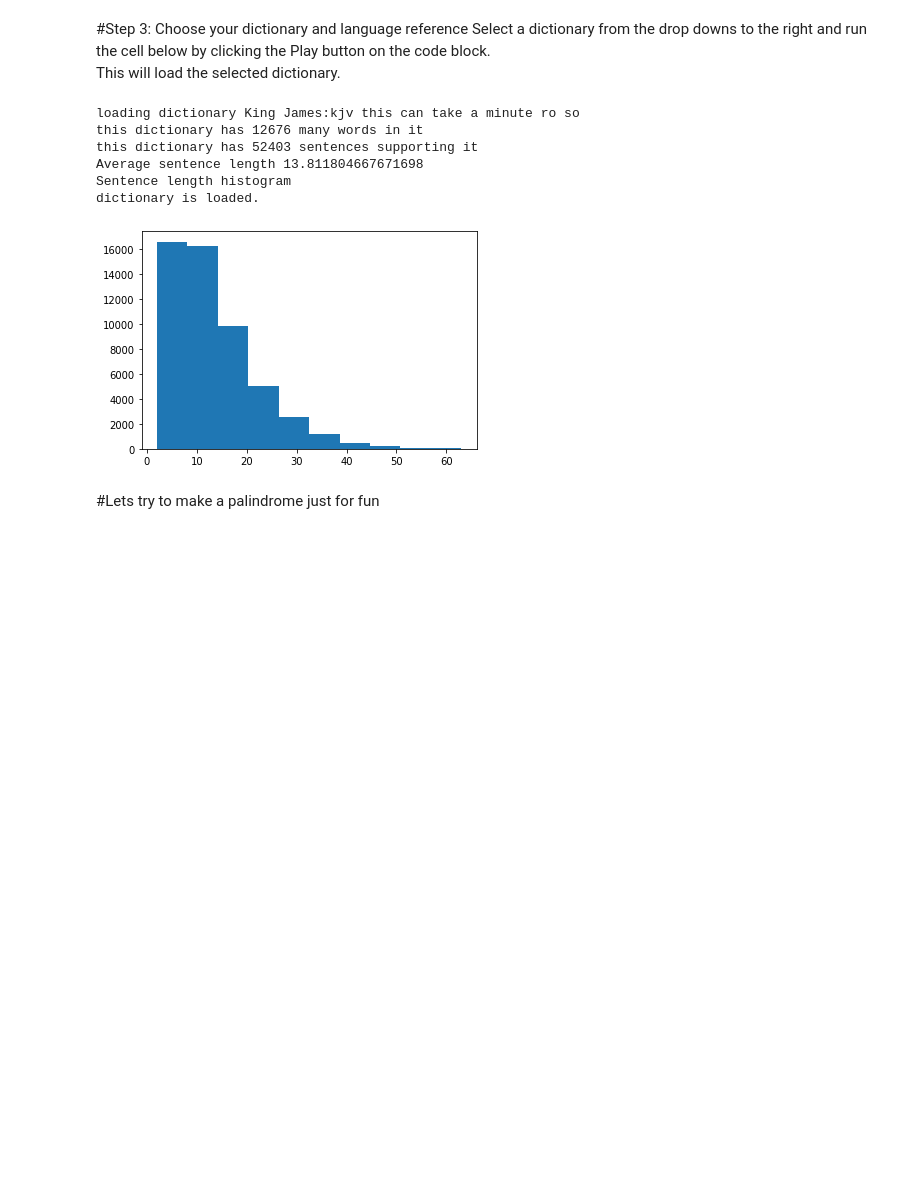
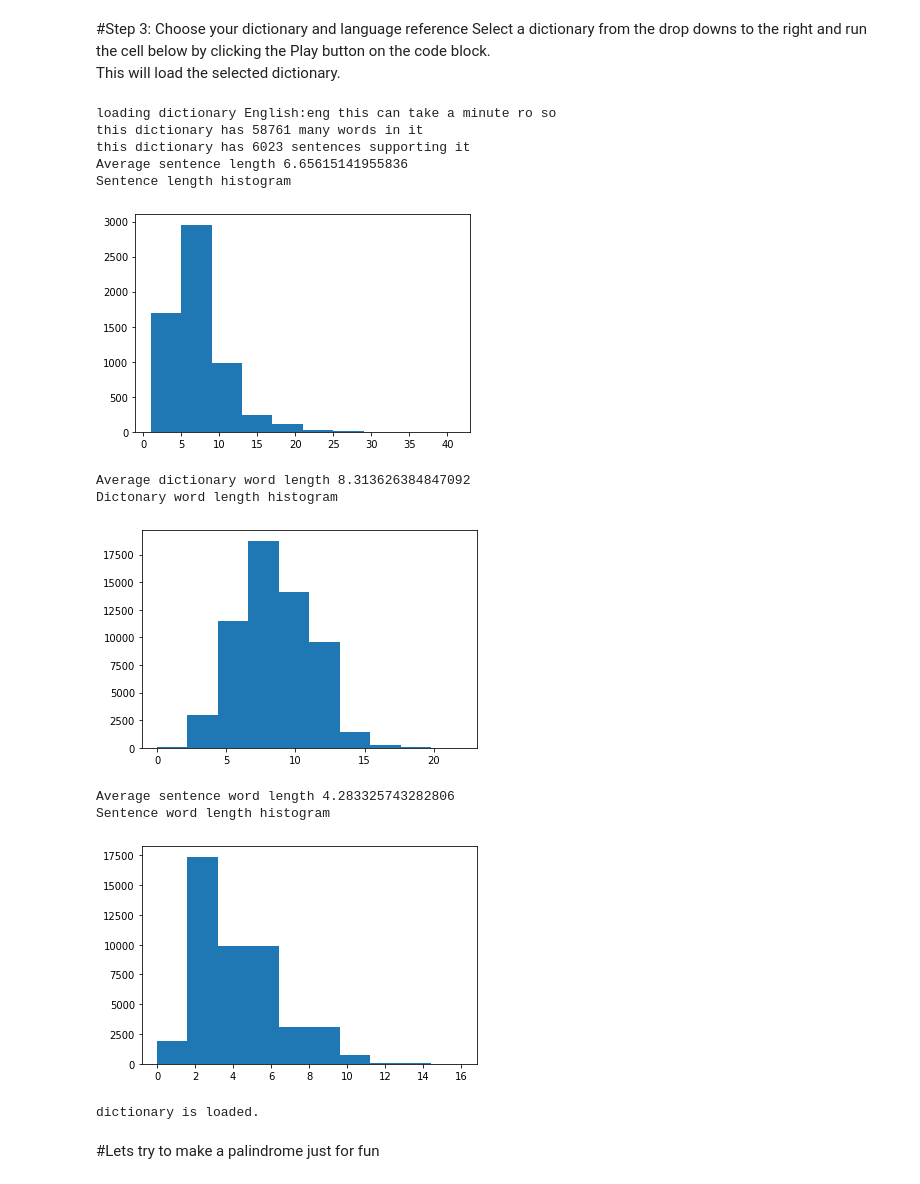
Before and after one commit to DrorNeumeier/MyPalindromeMaker, a Jupyter notebook: Drors_Palindromes_Maker.ipynb, the cells around one changed output. Cells and saved outputs as stored; diff of their text form; code cells hidden in the pictures; blank space fills up the shorter version.

```diff
--- a/Drors_Palindromes_Maker.ipynb
+++ b/Drors_Palindromes_Maker.ipynb
@@ -248,55 +377,38 @@ This will load the selected dictionary.
 # %%
 import matplotlib.pyplot as plt
 
-dictionaryName = 'King James:kjv' #@param ["English:eng", "King James:kjv", "Sci Fi:sci", "Shakespeare:sks"]
+dictionaryName = 'English:eng' #@param ["English:eng", "King James:kjv", "Sci Fi:sci", "Shakespeare:sks"]
 dictionaryPrefix = dictionaryName.split(":")[1]
 
 print("loading dictionary", dictionaryName, "this can take a minute ro so")
 
 words, backwardWords = loadWords("MyPalindromeMaker/dictionaries/%s_words.txt" % dictionaryPrefix)
 
 sentences = loadSentences("MyPalindromeMaker/dictionaries/%s_sentences.txt" % dictionaryPrefix)
 
 print("this dictionary has", len(words), "many words in it")
 print("this dictionary has", len(sentences), "sentences supporting it")
 
-sentenceLenghts = []
-for sentence in sentences:
-  wordCount = sentence.count(" ")
-  sentenceLenghts.append(wordCount)
-
-print("Average sentence length", sum(sentenceLenghts)/len(sentenceLenghts))
-print("Sentence length histogram")
-counts, bins = np.histogram(sentenceLenghts)
-plt.hist(bins[:-1], bins, weights=counts)
-
-#we keep the sentence lengths for later to make realistic gibirish
-sentenceLenghts = {}
-for sentence in sentences:
-  wordCount = sentence.count(" ")
-
-  if wordCount not in sentenceLenghts.keys():
-    sentenceLenghts[wordCount] = 0
-
-  sentenceLenghts[wordCount] = sentenceLenghts[wordCount] + 1
-
-sentenceLenghtsKeys = list(sentenceLenghts)
-sentenceLenghtsKeys.sort()
-
-
+getLanguageStats(words, sentences, printDebug=True)
 
 forwardDictionary=makeDictionary(words, "")
 backwardDictionary=makeDictionary(backwardWords, "")
 
 print("dictionary is loaded.")
 # %% [output]
-loading dictionary King James:kjv this can take a minute ro so
-this dictionary has 12676 many words in it
-this dictionary has 52403 sentences supporting it
-Average sentence length 13.811804667671698
+loading dictionary English:eng this can take a minute ro so
+this dictionary has 58761 many words in it
+this dictionary has 6023 sentences supporting it
+Average sentence length 6.65615141955836
 Sentence length histogram
-dictionary is loaded.
-[figure, old version]
+[figure, new version]
+Average dictionary word length 8.313626384847092
+Dictonary word length histogram
+[figure, added]
+Average sentence word length 4.283325743282806
+Sentence word length histogram
+[figure, added]
+dictionary is loaded.
 # %% [markdown]
 #Lets try to make a palindrome just for fun
 # %%
```
Also changed, not shown: parts of 6 cells of this notebook.
